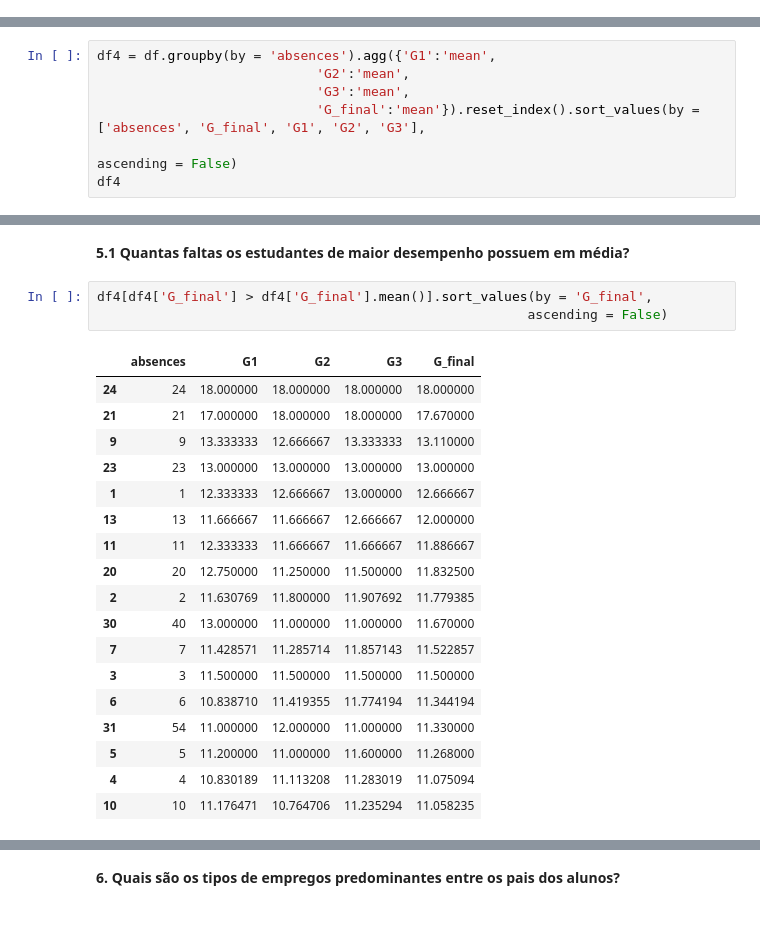
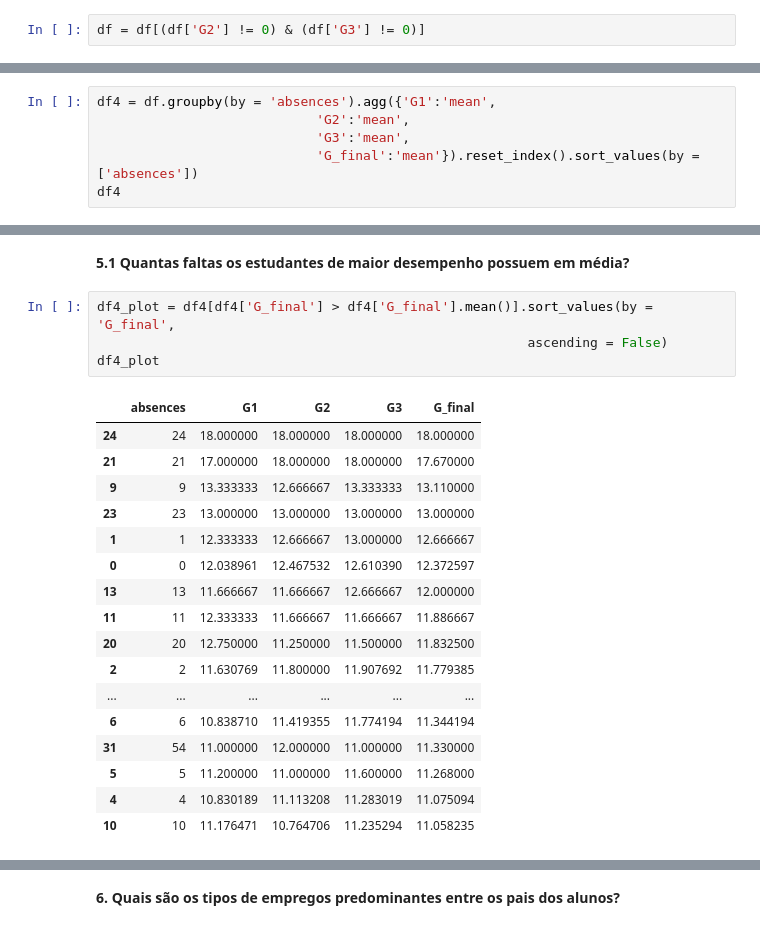
Before and after one commit to Pedro-A-D-S/kaggle_projects, a Jupyter notebook: student_performance.ipynb, the cells around one changed output, grey strips where cells are left out. Cells and saved outputs as stored; diff of their text form.

```diff
--- a/student_performance.ipynb
+++ b/student_performance.ipynb
@@ -50,3 +76,5 @@ df['G_final'] = ((df['G1'] + df['G2'] + df['G3']) / 3).round(2)
+# %%
+df = df[(df['G2'] != 0) & (df['G3'] != 0)]
 # %%
 df.info()
 # %% [output]
@@ -221,8 +248,7 @@ df.head()
 df4 = df.groupby(by = 'absences').agg({'G1':'mean',
                             'G2':'mean',
                             'G3':'mean',
-                            'G_final':'mean'}).reset_index().sort_values(by = ['absences', 'G_final', 'G1', 'G2', 'G3'],
-                                                                        ascending = False)
+                            'G_final':'mean'}).reset_index().sort_values(by = ['absences'])
 df4
 # %% [output]
 |  | absences | G1 | G2 | G3 | G_final |
@@ -245,22 +291,22 @@ df4
 # %% [markdown]
 **5.1 Quantas faltas os estudantes de maior desempenho possuem em média?**
 # %%
-df4[df4['G_final'] > df4['G_final'].mean()].sort_values(by = 'G_final',
+df4_plot = df4[df4['G_final'] > df4['G_final'].mean()].sort_values(by = 'G_final',
                                                        ascending = False)
+df4_plot
 # %% [output]
 |  | absences | G1 | G2 | G3 | G_final |
 | 24 | 24 | 18.000000 | 18.000000 | 18.000000 | 18.000000 |
 | 21 | 21 | 17.000000 | 18.000000 | 18.000000 | 17.670000 |
 | 9 | 9 | 13.333333 | 12.666667 | 13.333333 | 13.110000 |
 | 23 | 23 | 13.000000 | 13.000000 | 13.000000 | 13.000000 |
 | 1 | 1 | 12.333333 | 12.666667 | 13.000000 | 12.666667 |
+| 0 | 0 | 12.038961 | 12.467532 | 12.610390 | 12.372597 |
 | 13 | 13 | 11.666667 | 11.666667 | 12.666667 | 12.000000 |
 | 11 | 11 | 12.333333 | 11.666667 | 11.666667 | 11.886667 |
 | 20 | 20 | 12.750000 | 11.250000 | 11.500000 | 11.832500 |
 | 2 | 2 | 11.630769 | 11.800000 | 11.907692 | 11.779385 |
-| 30 | 40 | 13.000000 | 11.000000 | 11.000000 | 11.670000 |
-| 7 | 7 | 11.428571 | 11.285714 | 11.857143 | 11.522857 |
-| 3 | 3 | 11.500000 | 11.500000 | 11.500000 | 11.500000 |
+| ... | ... | ... | ... | ... | ... |
 | 6 | 6 | 10.838710 | 11.419355 | 11.774194 | 11.344194 |
 | 31 | 54 | 11.000000 | 12.000000 | 11.000000 | 11.330000 |
 | 5 | 5 | 11.200000 | 11.000000 | 11.600000 | 11.268000 |
```
Also changed, not shown: parts of 46 cells of this notebook.
